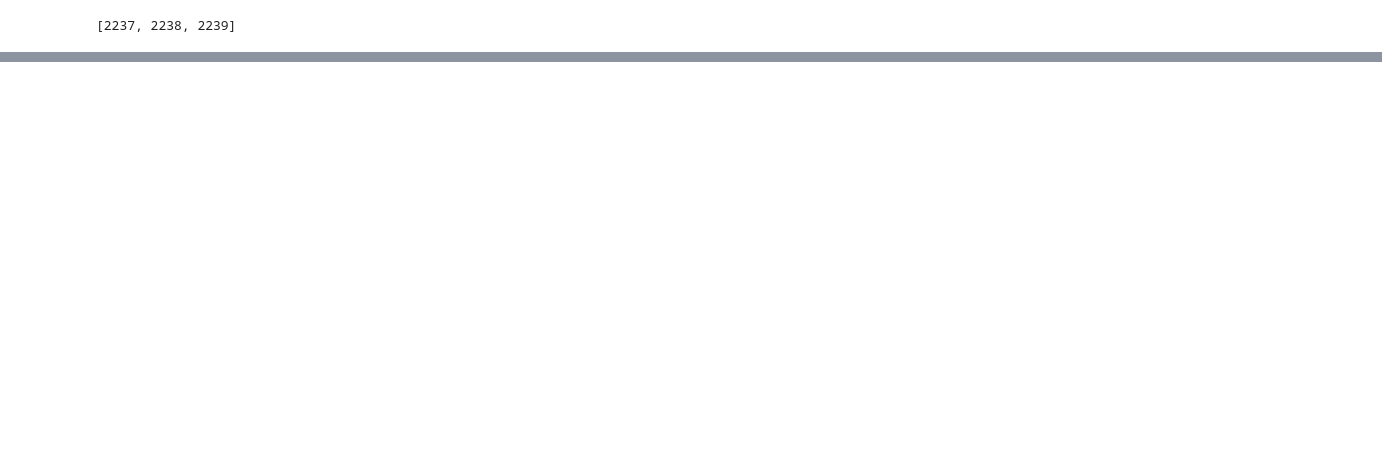
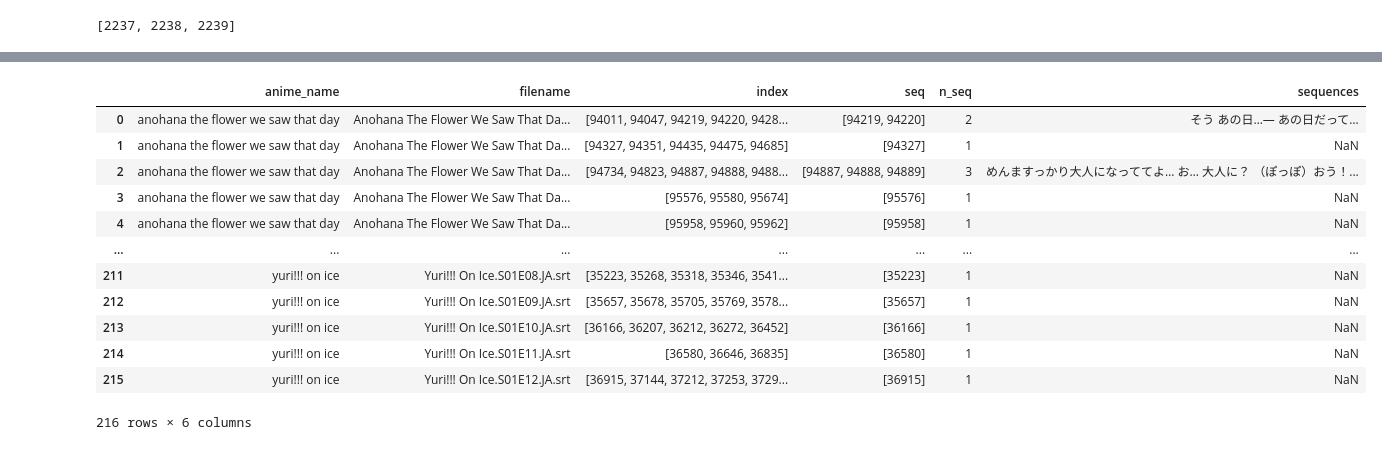
Before and after one commit to laiscarraro/kanji_app, a Jupyter notebook: get_subtitles.ipynb, the cells around one changed output, grey strips where cells are left out. Cells and saved outputs as stored; diff of their text form; code cells hidden in the pictures; blank space fills up the shorter version.

```diff
--- a/get_subtitles.ipynb
+++ b/get_subtitles.ipynb
@@ -118,0 +119,24 @@ grouped[grouped.n_seq > 1]
+# %%
+sequences = grouped[grouped.n_seq > 1]['seq'].apply(
+    (
+        lambda a: ' '.join(sentences.loc[a].content.values)
+    )
+)
+# %%
+grouped['sequences'] = sequences
+# %%
+grouped
+# %% [output]
+|  | anime_name | filename | index | seq | n_seq | sequences |
+| 0 | anohana the flower we saw that day | Anohana The Flower We Saw That Da... | [94011, 94047, 94219, 94220, 9428... | [94219, 94220] | 2 | そう あの日…― あの日だって… |
+| 1 | anohana the flower we saw that day | Anohana The Flower We Saw That Da... | [94327, 94351, 94435, 94475, 94685] | [94327] | 1 | NaN |
+| 2 | anohana the flower we saw that day | Anohana The Flower We Saw That Da... | [94734, 94823, 94887, 94888, 9488... | [94887, 94888, 94889] | 3 | めんますっかり大人になっててよ… お… 大人に？ （ぽっぽ）おう！... |
+| 3 | anohana the flower we saw that day | Anohana The Flower We Saw That Da... | [95576, 95580, 95674] | [95576] | 1 | NaN |
+| 4 | anohana the flower we saw that day | Anohana The Flower We Saw That Da... | [95958, 95960, 95962] | [95958] | 1 | NaN |
+| ... | ... | ... | ... | ... | ... | ... |
+| 211 | yuri!!! on ice | Yuri!!! On Ice.S01E08.JA.srt | [35223, 35268, 35318, 35346, 3541... | [35223] | 1 | NaN |
+| 212 | yuri!!! on ice | Yuri!!! On Ice.S01E09.JA.srt | [35657, 35678, 35705, 35769, 3578... | [35657] | 1 | NaN |
+| 213 | yuri!!! on ice | Yuri!!! On Ice.S01E10.JA.srt | [36166, 36207, 36212, 36272, 36452] | [36166] | 1 | NaN |
+| 214 | yuri!!! on ice | Yuri!!! On Ice.S01E11.JA.srt | [36580, 36646, 36835] | [36580] | 1 | NaN |
+| 215 | yuri!!! on ice | Yuri!!! On Ice.S01E12.JA.srt | [36915, 37144, 37212, 37253, 3729... | [36915] | 1 | NaN |
+216 rows × 6 columns
```
Also changed, not shown: parts of 4 cells of this notebook, 16 other files.
